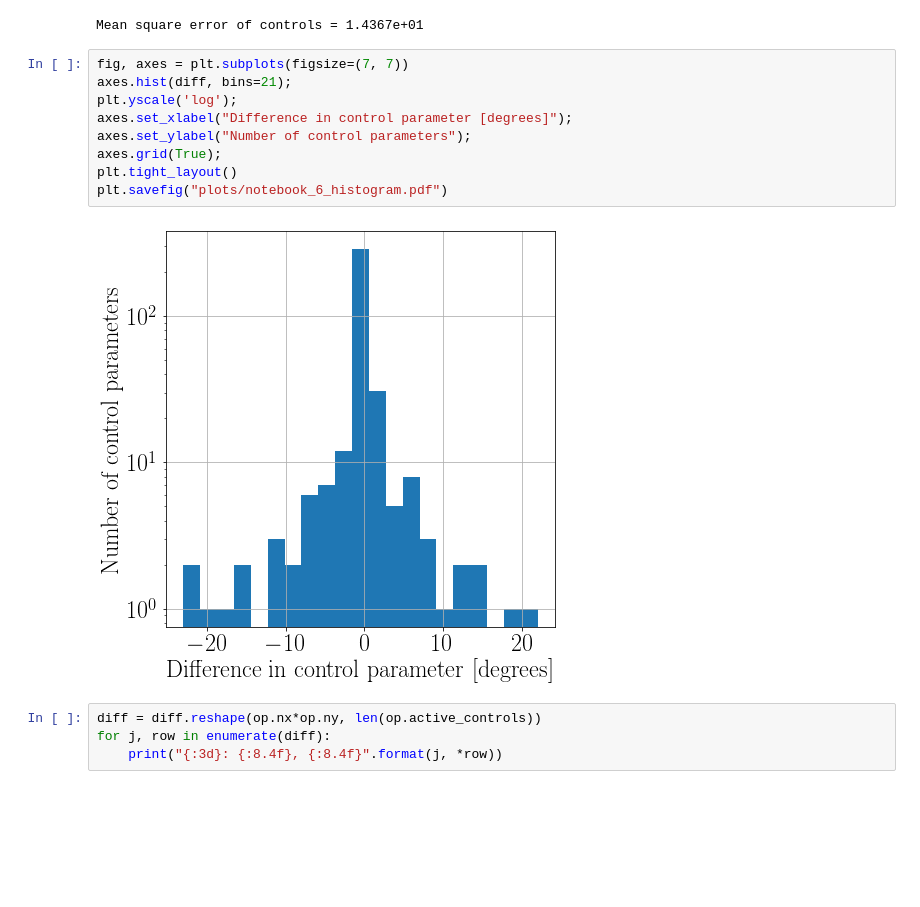
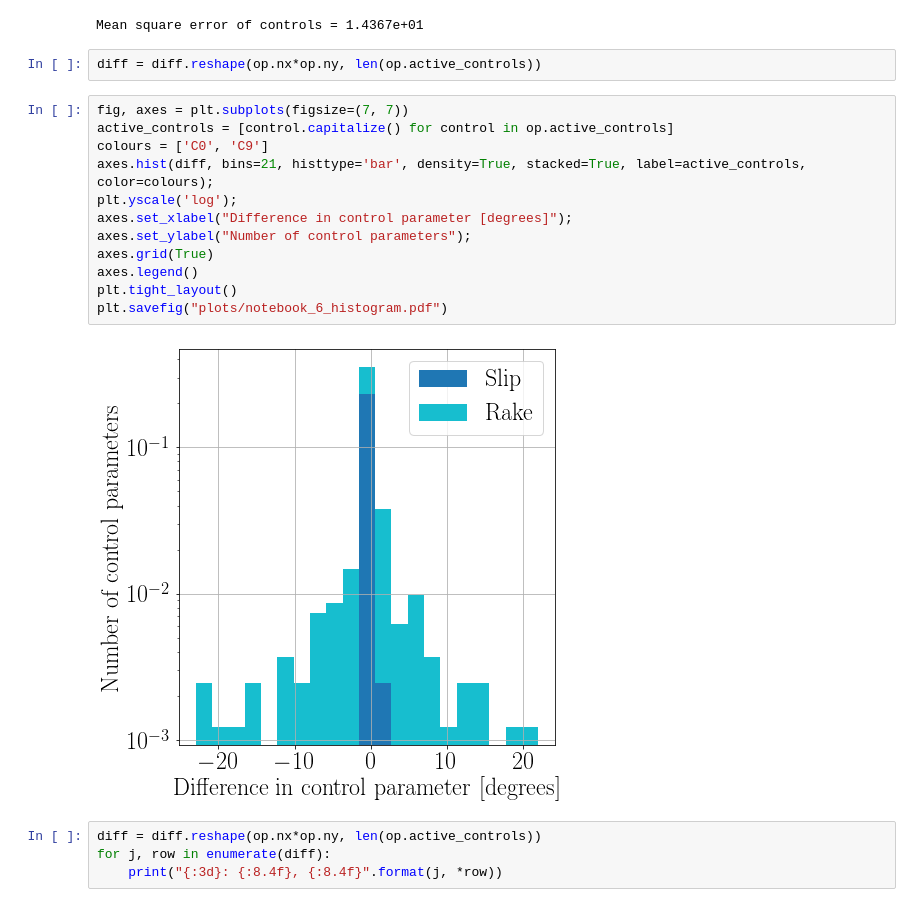
Before and after one commit to jwallwork23/adapt_utils_notebooks, a Jupyter notebook: case_studies/tohoku/02-okada/06-invert-okada-slip-and-rake-only.ipynb, the cells around one changed output. Saved outputs shown, nothing was run; the diff lists cells and outputs as text; blank space fills up the shorter version.

Commit message:
tohoku/okada: separate histogram by parameter

```diff
--- a/case_studies/tohoku/02-okada/06-invert-okada-slip-and-rake-only.ipynb
+++ b/case_studies/tohoku/02-okada/06-invert-okada-slip-and-rake-only.ipynb
@@ -250,17 +250,22 @@ diff = m_opt - m_orig
 print("Mean square error of controls = {:.4e}".format(np.linalg.norm(diff)**2/len(m_opt)))
 # %% [output]
 Mean square error of controls = 1.4367e+01
+# %%
+diff = diff.reshape(op.nx*op.ny, len(op.active_controls))
 # %%
 fig, axes = plt.subplots(figsize=(7, 7))
-axes.hist(diff, bins=21);
+active_controls = [control.capitalize() for control in op.active_controls]
+colours = ['C0', 'C9']
+axes.hist(diff, bins=21, histtype='bar', density=True, stacked=True, label=active_controls, color=colours);
 plt.yscale('log');
 axes.set_xlabel("Difference in control parameter [degrees]");
 axes.set_ylabel("Number of control parameters");
-axes.grid(True);
+axes.grid(True)
+axes.legend()
 plt.tight_layout()
 plt.savefig("plots/notebook_6_histogram.pdf")
 # %% [output]
-[figure, old version]
+[figure, new version]
 # %%
 diff = diff.reshape(op.nx*op.ny, len(op.active_controls))
 for j, row in enumerate(diff):
```
